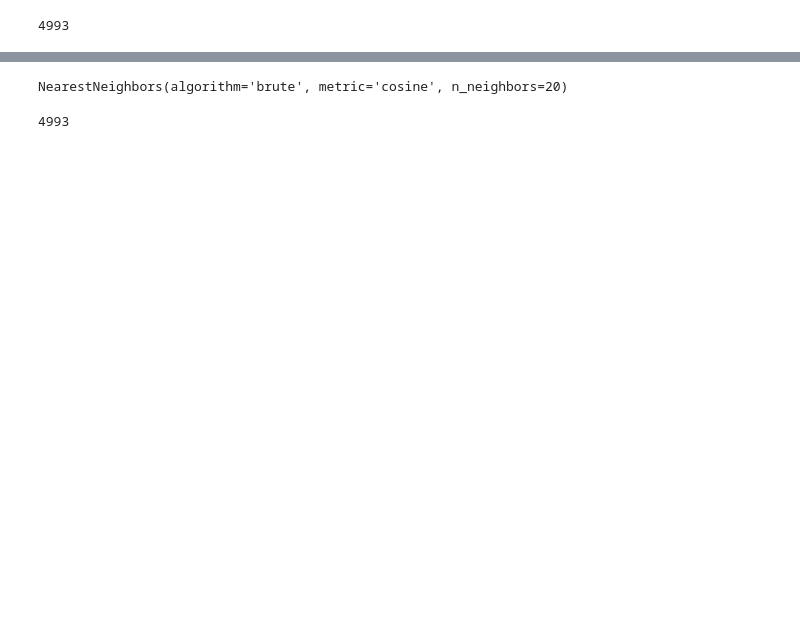
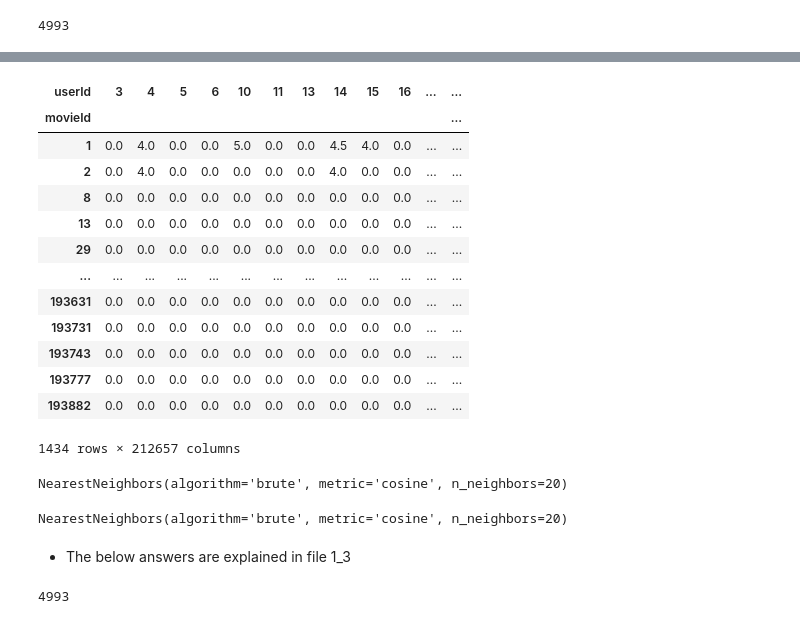
Before and after one commit to CyrilleKolle/movie_recommendation, a Jupyter notebook: code/1_2_gles_matrix.ipynb, the cells around one changed output, grey strips where cells are left out. Cells and saved outputs as stored; diff of their text form; code cells hidden in the pictures; blank space fills up the shorter version.

```diff
--- a/code/1_2_gles_matrix.ipynb
+++ b/code/1_2_gles_matrix.ipynb
@@ -264,11 +133,0 @@ clean
-# %%
-def process_movies():
-    movie_row = movies[movies['title'] == movie[0]]
-    common_genres = movie_row['genres'].str.split('|').str[:2].tolist()
-
-    # df = movies[(movies['most_common_genre'] == common_genres[0][0])  (movies['most_common_genre'] == common_genres[0][1])]
-    df = movies[(movies['most_common_genre'] == common_genres[0][0]) | (movies['most_common_genre'] == common_genres[0][1])]
-
-    return df
-processed = process_movies()
-processed
@@ -330,0 +134,9 @@ matrix_movies_users = csr_matrix(ratings_features.values)
+# %%
+#Return the release year of the movie I am looking for recommendations for from the movies dataset
+
+def get_movie_year():
+    cleaned = movies[movies['title'] == movie[0]]
+    return cleaned['year'].values[0]
+
+year = get_movie_year()
+year-5
@@ -330,0 +227,27 @@ matrix_movies_users = csr_matrix(ratings_features.values)
+# %%
+# Create a pivot table
+# The pivot() method reshapes the data in the rate dataframe (cleaned ratings datafraame) such that the rows correspond to unique movieId values,
+# the columns correspond to unique userId values, and the values in the dataframe are the rating values for each (movieId, userId) pair.
+# the NaN values are filled with a value. These NaNs are rows where the user did not rate the movie
+
+ratings_features = rate.pivot(
+    columns="userId", index="movieId", values="rating"
+).fillna(0)
+# ratings_features = ratings_features.apply(lambda x: x.fillna(0), axis=1)
+
+ratings_features
+# %% [output]
+| userId | 3 | 4 | 5 | 6 | 10 | 11 | 13 | 14 | 15 | 16 | ... | ... |
+| movieId |  |  |  |  |  |  |  |  |  |  |  | ... |
+| 1 | 0.0 | 4.0 | 0.0 | 0.0 | 5.0 | 0.0 | 0.0 | 4.5 | 4.0 | 0.0 | ... | ... |
+| 2 | 0.0 | 4.0 | 0.0 | 0.0 | 0.0 | 0.0 | 0.0 | 4.0 | 0.0 | 0.0 | ... | ... |
+| 8 | 0.0 | 0.0 | 0.0 | 0.0 | 0.0 | 0.0 | 0.0 | 0.0 | 0.0 | 0.0 | ... | ... |
+| 13 | 0.0 | 0.0 | 0.0 | 0.0 | 0.0 | 0.0 | 0.0 | 0.0 | 0.0 | 0.0 | ... | ... |
+| 29 | 0.0 | 0.0 | 0.0 | 0.0 | 0.0 | 0.0 | 0.0 | 0.0 | 0.0 | 0.0 | ... | ... |
+| ... | ... | ... | ... | ... | ... | ... | ... | ... | ... | ... | ... | ... |
+| 193631 | 0.0 | 0.0 | 0.0 | 0.0 | 0.0 | 0.0 | 0.0 | 0.0 | 0.0 | 0.0 | ... | ... |
+| 193731 | 0.0 | 0.0 | 0.0 | 0.0 | 0.0 | 0.0 | 0.0 | 0.0 | 0.0 | 0.0 | ... | ... |
+| 193743 | 0.0 | 0.0 | 0.0 | 0.0 | 0.0 | 0.0 | 0.0 | 0.0 | 0.0 | 0.0 | ... | ... |
+| 193777 | 0.0 | 0.0 | 0.0 | 0.0 | 0.0 | 0.0 | 0.0 | 0.0 | 0.0 | 0.0 | ... | ... |
+| 193882 | 0.0 | 0.0 | 0.0 | 0.0 | 0.0 | 0.0 | 0.0 | 0.0 | 0.0 | 0.0 | ... | ... |
+1434 rows × 212657 columns
@@ -331 +270,12 @@ matrix_movies_users = csr_matrix(ratings_features.values)
+# %%
+# Creates the KNN model using the pivot table
+# Create an instance of the K Nearest Neighbor
+# metric='cosine': This sets the distance metric to be used to the cosine distance
+# algorithm='brute': This sets the algorithm to be used to calculate the nearest neighbors to "brute force" or "brute" algorithm.
+# n_neighbors=20: This sets the number of neighbors to consider to 20.
+
+model_KNN = NearestNeighbors(metric='cosine', algorithm='brute', n_neighbors=20)
+model_KNN.fit(ratings_features)
+# %% [output]
+NearestNeighbors(algorithm='brute', metric='cosine', n_neighbors=20)
 # %%
@@ -334,5 +285,7 @@ model_KNN.fit(ratings_features)
 # %% [output]
 NearestNeighbors(algorithm='brute', metric='cosine', n_neighbors=20)
+# %% [markdown]
+- The below answers are explained in file 1_3
 # %%
 movieId = get_movie_Id()
 movieId
```
Also changed, not shown: parts of 52 cells of this notebook, 6 other files.
